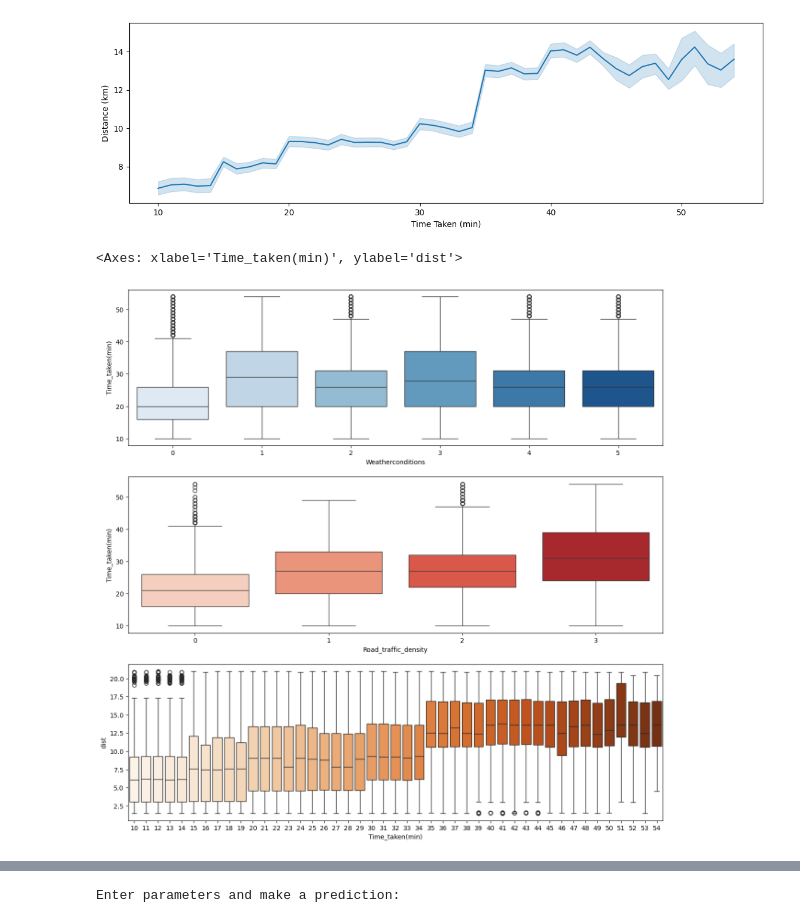
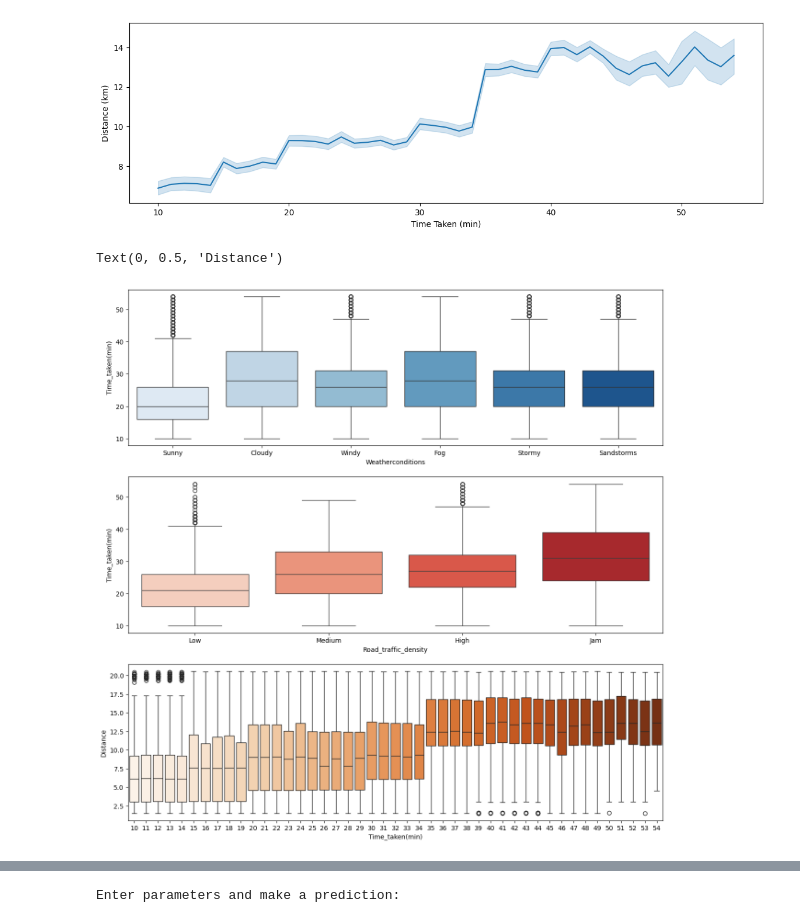
Before and after one commit to dennyferra/C964, a Jupyter notebook: source.ipynb, the cells around one changed output, grey strips where cells are left out. Drawn from its saved outputs; the diff is of its cells as text; code cells hidden in the pictures.

```diff
--- a/source.ipynb
+++ b/source.ipynb
@@ -75,8 +63,8 @@ multiple_deliveries             993
 Time_taken(min)                   0
 dtype: int64
 # %%
-train_df["Order_Date"] = pd.to_datetime(train_df["Order_Date"], dayfirst=True)
-test_df["Order_Date"] = pd.to_datetime(test_df["Order_Date"], dayfirst=True)
+train_df.drop(["Order_Date"],axis=1,inplace=True)
+test_df.drop(["Order_Date"],axis=1,inplace=True)
 
 train_df["Time_taken(min)"] = train_df["Time_taken(min)"].apply(lambda x:x.replace("(min) ",""))
 train_df["Time_taken(min)"] = train_df["Time_taken(min)"].astype("int")
@@ -88,3 +74,5 @@ time_nan = train_df[train_df["Time_Orderd"].isna()]
 # %%
-for index in (time_nan.index):
+train_time_nan = train_df[train_df["Time_Orderd"].isna()]
+
+for index in (train_time_nan.index):
     train_df.loc[index,["Time_Orderd"]] = train_df.loc[index,"Time_Order_picked"] - pd.to_timedelta(train_df.loc[index,"Time_taken(min)"],unit="m")
@@ -94,6 +105,9 @@ test_df['multiple_deliveries'].fillna(test_df['multiple_deliveries'].mode()[0],
 
 train_df['multiple_deliveries'] = train_df['multiple_deliveries'].astype("int")
 test_df['multiple_deliveries'] = test_df['multiple_deliveries'].astype("int")
+
+train_df["multiple_deliveries"] = train_df["multiple_deliveries"].apply(lambda x: 1 if x >= 1 else 0)
+test_df["multiple_deliveries"] = test_df["multiple_deliveries"].apply(lambda x: 1 if x >= 1 else 0)
 # %%
 train_df["Weatherconditions"].fillna(train_df["Weatherconditions"].mode()[0],inplace=True)
 test_df["Weatherconditions"].fillna(test_df["Weatherconditions"].mode()[0],inplace=True)
@@ -311,5 +283,7 @@ train_df['dist'].sort_values()
 q_low = train_df["dist"].quantile(0.01)
 q_hi  = train_df["dist"].quantile(0.99)
 
-df_filtered = train_df #[(train_df["dist"] < q_hi) & (train_df["dist"] > q_low)]
+print(q_low, q_hi)
+
+df_filtered = train_df[(train_df["dist"] < q_hi) & (train_df["dist"] > q_low)]
 df_filtered.drop_duplicates(inplace=True)
@@ -369,12 +348,17 @@ sns.lineplot(x = df_filtered["Time_taken(min)"], y = df_filtered['dist'], data =
 # %%
 fig,axes = plt.subplots(3,1, figsize=(15,15))
 
-sns.boxplot(data=df_filtered,x = 'Weatherconditions', y ='Time_taken(min)', ax=axes[0], palette="Blues")
-sns.boxplot(data=df_filtered,x ='Road_traffic_density', y='Time_taken(min)', ax=axes[1], palette="Reds")
-sns.boxplot(data=df_filtered,x='Time_taken(min)', y ='dist', ax=axes[2], palette="Oranges")
+ax = sns.boxplot(data=df_filtered,x = 'Weatherconditions', y ='Time_taken(min)', ax=axes[0], palette="Blues")
+ax.set_xticklabels(["Sunny","Cloudy","Windy","Fog","Stormy","Sandstorms"])
+
+ax2 = sns.boxplot(data=df_filtered,x ='Road_traffic_density', y='Time_taken(min)', ax=axes[1], palette="Reds")
+ax2.set_xticklabels(["Low", "Medium", "High", "Jam"])
+
+ax3 = sns.boxplot(data=df_filtered,x='Time_taken(min)', y ='dist', ax=axes[2], palette="Oranges")
+ax3.set_ylabel("Distance")
 # %% [output]
-<Axes: xlabel='Time_taken(min)', ylabel='dist'>
+Text(0, 0.5, 'Distance')
-[figure, old version]
+[figure, new version]
 # %%
 df_filtered.describe().T
 # %% [output]
```
Also changed, not shown: parts of 32 cells of this notebook, 1 other file.
